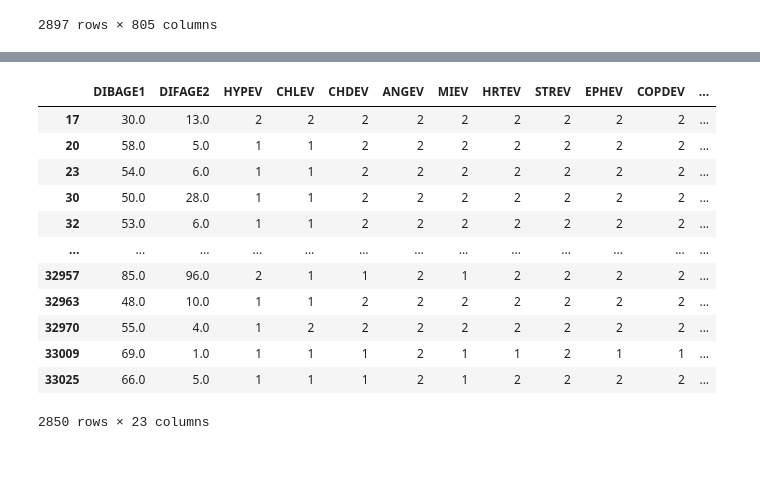
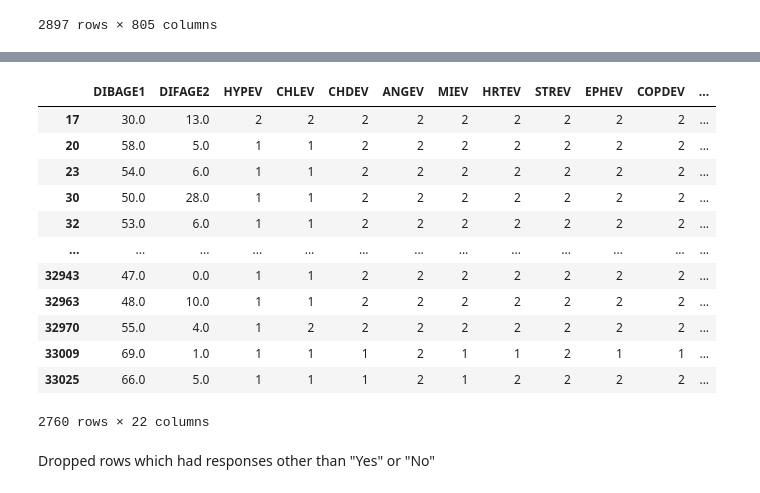
Before and after one commit to MingshuL/ORIE-5160-Midterm-Project, a Jupyter notebook: dslc_documentation/01_cleaning.ipynb, the cells around one changed output, grey strips where cells are left out. Saved outputs shown, nothing was run; the diff lists cells and outputs as text; code cells hidden in the pictures; blank space fills up the shorter version.

```diff
--- a/dslc_documentation/01_cleaning.ipynb
+++ b/dslc_documentation/01_cleaning.ipynb
@@ -151,8 +145,10 @@ features = ['DIBAGE1','DIFAGE2', 'HYPEV', 'CHLEV', 'CHDEV', 'ANGEV', 'MIEV', 'HR
                  'KIDWKYR', 'LIVYR', 'ARTH1', 'VIM_GLEV', 'FLA1AR']
 # %%
 def featured(df, lst):
-    return df[df['DIBAGE1'] < 95][lst]
+    # Filter the DataFrame based on the conditions for DIBAGE1 and DIFAGE2
+    df_filtered = df[(df['DIBAGE1'] < 95) & (df['DIFAGE2'] < 96)][lst]
+    return df_filtered
 
 type1_df2 = featured(type1_df, features)
-type1_df2
+type1_df2.shape
 # %% [output]
@@ -270,15 +214,11 @@ It appears there is at least one response for LIVYR and CHDEV with a missing ans
 def drop_invalid_rows(df, lst):
     # Keep only rows where all values in binary_columns are either 1 or 2
     valid_rows = df[df[lst].isin([1, 2]).all(axis=1)]
-
-    # Drop DIBAGE1 and DIBAGE2 columns
-    valid_rows = valid_rows.drop(columns=['DIBAGE1', 'DIFAGE2'])
-
     return valid_rows
 
 # Drop rows with invalid values in binary columns and DIBAGE1, DIBAGE2 columns
-type1_df4 = drop_invalid_rows(type1_df3, complications)
+type1_df3 = drop_invalid_rows(type1_df2, complications)
 
 # Check the shape of the resulting dataframe
-type1_df4.shape
+type1_df3
 # %% [output]
@@ -332,19 +337,21 @@ type2_df2.shape
 # %%
-type2_df3 = age_by_group(type2_df2)
+type2_df3 = drop_invalid_rows(type2_df2, complications)
 type2_df3
 # %% [output]
 |  | DIBAGE1 | DIFAGE2 | HYPEV | CHLEV | CHDEV | ANGEV | MIEV | HRTEV | STREV | EPHEV | COPDEV | ... |
 | 17 | 30.0 | 13.0 | 2 | 2 | 2 | 2 | 2 | 2 | 2 | 2 | 2 | ... |
 | 20 | 58.0 | 5.0 | 1 | 1 | 2 | 2 | 2 | 2 | 2 | 2 | 2 | ... |
 | 23 | 54.0 | 6.0 | 1 | 1 | 2 | 2 | 2 | 2 | 2 | 2 | 2 | ... |
 | 30 | 50.0 | 28.0 | 1 | 1 | 2 | 2 | 2 | 2 | 2 | 2 | 2 | ... |
 | 32 | 53.0 | 6.0 | 1 | 1 | 2 | 2 | 2 | 2 | 2 | 2 | 2 | ... |
 | ... | ... | ... | ... | ... | ... | ... | ... | ... | ... | ... | ... | ... |
-| 32957 | 85.0 | 96.0 | 2 | 1 | 1 | 2 | 1 | 2 | 2 | 2 | 2 | ... |
+| 32943 | 47.0 | 0.0 | 1 | 1 | 2 | 2 | 2 | 2 | 2 | 2 | 2 | ... |
 | 32963 | 48.0 | 10.0 | 1 | 1 | 2 | 2 | 2 | 2 | 2 | 2 | 2 | ... |
 | 32970 | 55.0 | 4.0 | 1 | 2 | 2 | 2 | 2 | 2 | 2 | 2 | 2 | ... |
 | 33009 | 69.0 | 1.0 | 1 | 1 | 1 | 2 | 1 | 1 | 2 | 1 | 1 | ... |
 | 33025 | 66.0 | 5.0 | 1 | 1 | 1 | 2 | 1 | 2 | 2 | 2 | 2 | ... |
-2850 rows × 23 columns
+2760 rows × 22 columns
+# %% [markdown]
+Dropped rows which had responses other than "Yes" or "No"
 # %%
 check_binary_columns(type2_df3, complications)
```
Also changed, not shown: parts of 29 cells of this notebook, 3 other files.
